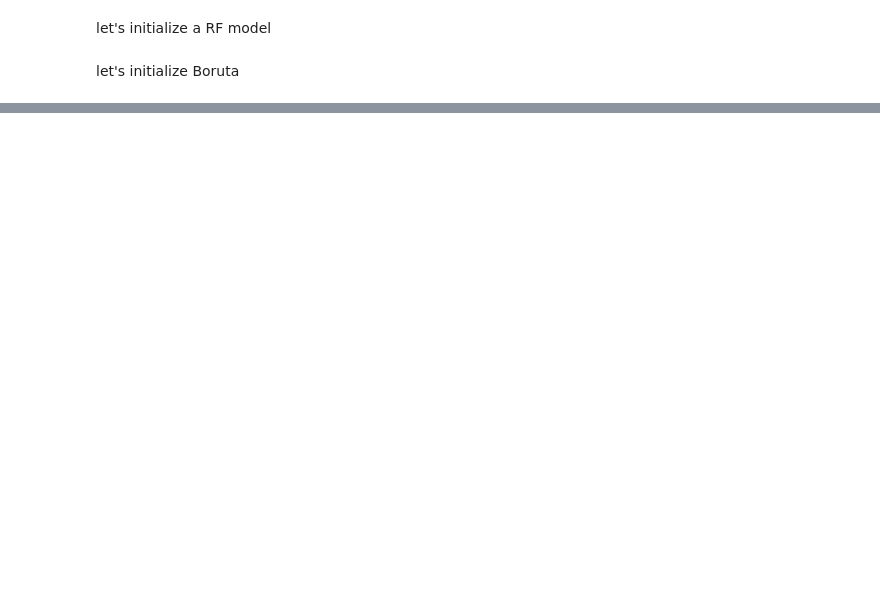
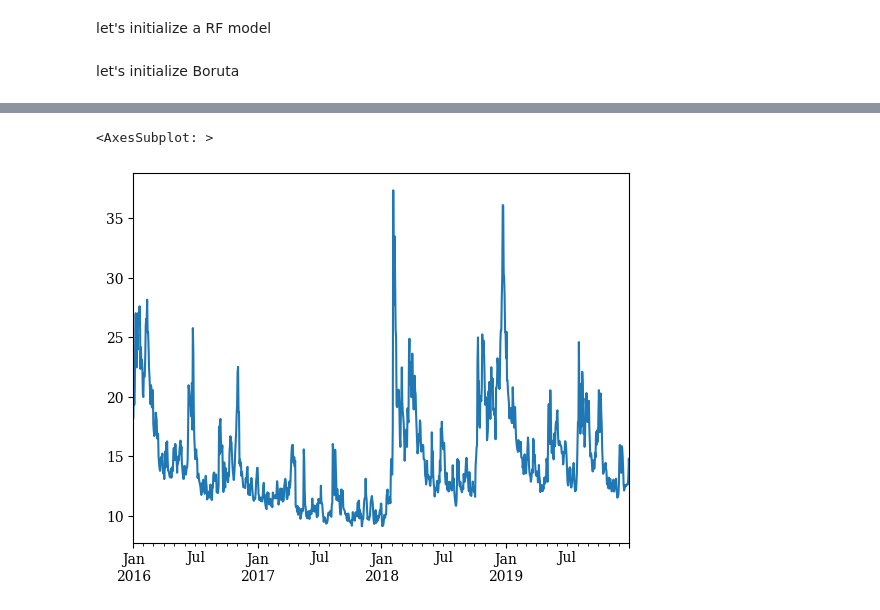
Before and after one commit to haakoris/Master, a Jupyter notebook: feature_selection/feature_selection.ipynb, the cells around one changed output, grey strips where cells are left out. Saved outputs shown, nothing was run; the diff lists cells and outputs as text; code cells hidden in the pictures; blank space fills up the shorter version.

```diff
--- a/feature_selection/feature_selection.ipynb
+++ b/feature_selection/feature_selection.ipynb
@@ -22,0 +59,5 @@ df.head()
+# %%
+# Set first day to 1 + first day
+df = raw_df.iloc[10:].copy()
+del raw_df
+df.drop(columns=["DCOILWTICO", "DTWEXBGS", "Gold"], inplace=True)
@@ -172,0 +1031,5 @@ array([ 1, 14, 12, 37, 17, 21,  5, 31, 35, 18, 15, 27,  6, 24,  1,  3, 11,
+# %%
+df.VIX["2016":"2019"].plot()
+# %% [output]
+<AxesSubplot: >
+[figure, added]
```
Also changed, not shown: parts of 88 cells of this notebook, 4 other files.
